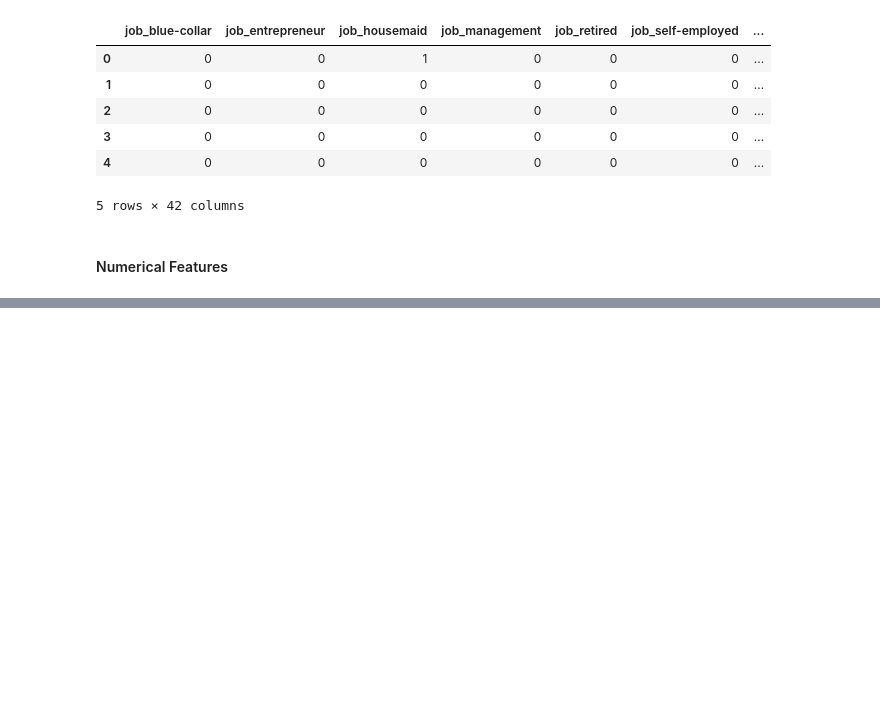
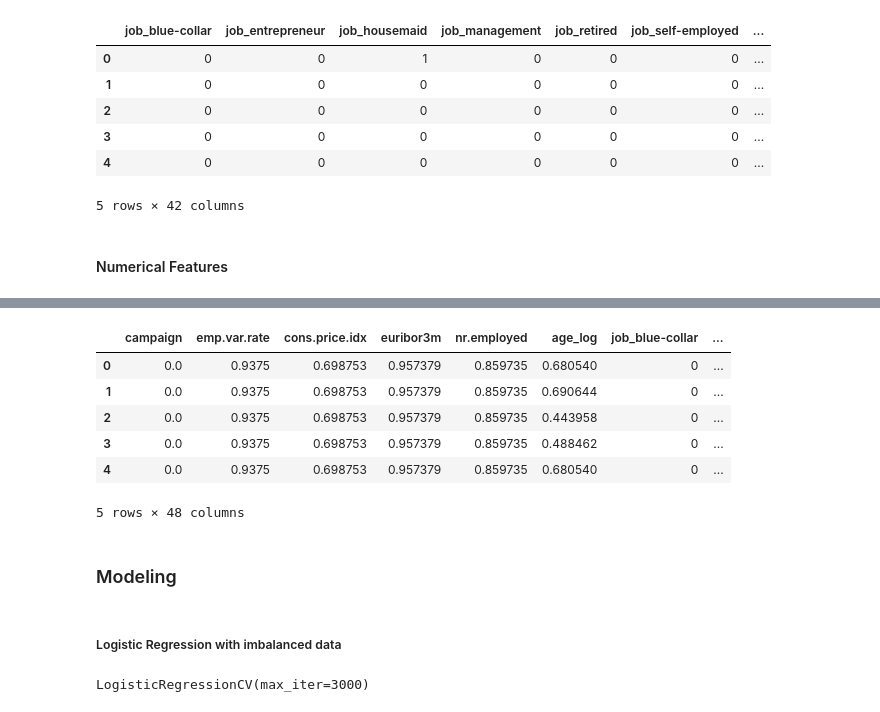
Before and after one commit to yasinsb/bank-marketing, a Jupyter notebook: bank_marketing.ipynb, the cells around one changed output, grey strips where cells are left out. Saved outputs shown, nothing was run; the diff lists cells and outputs as text; code cells hidden in the pictures; blank space fills up the shorter version.

```diff
--- a/bank_marketing.ipynb
+++ b/bank_marketing.ipynb
@@ -301,0 +314,12 @@ data_numeric_processed.head()
+# %%
+features = pd.concat([data_numeric_processed, data_categorical_processed], axis = 1)
+# %%
+features.head()
+# %% [output]
+|  | campaign | emp.var.rate | cons.price.idx | euribor3m | nr.employed | age_log | job_blue-collar | ... |
+| 0 | 0.0 | 0.9375 | 0.698753 | 0.957379 | 0.859735 | 0.680540 | 0 | ... |
+| 1 | 0.0 | 0.9375 | 0.698753 | 0.957379 | 0.859735 | 0.690644 | 0 | ... |
+| 2 | 0.0 | 0.9375 | 0.698753 | 0.957379 | 0.859735 | 0.443958 | 0 | ... |
+| 3 | 0.0 | 0.9375 | 0.698753 | 0.957379 | 0.859735 | 0.488462 | 0 | ... |
+| 4 | 0.0 | 0.9375 | 0.698753 | 0.957379 | 0.859735 | 0.680540 | 0 | ... |
+5 rows × 48 columns
@@ -301,0 +328,2 @@ data_numeric_processed.head()
+# %% [markdown]
+### Modeling
@@ -301,0 +332,2 @@ data_numeric_processed.head()
+# %% [markdown]
+##### Logistic Regression with imbalanced data
@@ -301,0 +336,4 @@ data_numeric_processed.head()
+# %%
+LRCls.fit(x_train, y_train)
+# %% [output]
+LogisticRegressionCV(max_iter=3000)
```
Also changed, not shown: parts of 34 cells of this notebook.
